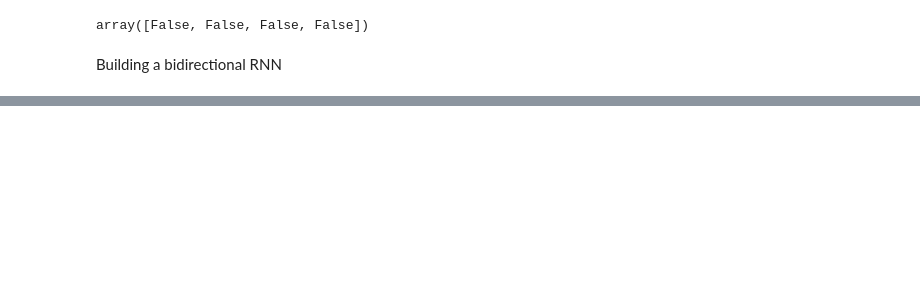
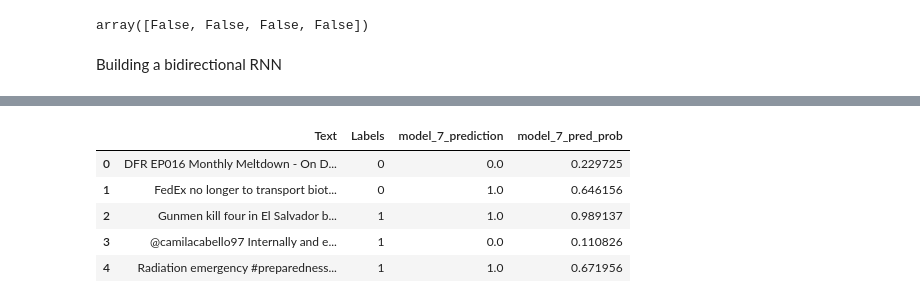
Before and after one commit to Phavour-EBEN/Personal-Deep-Learning-Lessons, a Jupyter notebook: 005_NN_NLP/Intro_to_NLP.ipynb, the cells around one changed output, grey strips where cells are left out. Drawn from its saved outputs; the diff is of its cells as text; code cells hidden in the pictures; blank space fills up the shorter version.

```diff
--- a/005_NN_NLP/Intro_to_NLP.ipynb
+++ b/005_NN_NLP/Intro_to_NLP.ipynb
@@ -689,0 +836,9 @@ calculate_accuracy(val_labels, model_5_pred)
+# %%
+model_7 = tf.keras.Sequential([
+    sentence_encoder_layer,
+    layers.Dense(64, activation='relu'),
+    layers.Dense(1, activation='sigmoid')
+],name  = 'model_7')
+
+
+model_7.summary()
@@ -689,0 +861,14 @@ calculate_accuracy(val_labels, model_5_pred)
+# %%
+model_7.compile(
+    loss = 'binary_crossentropy',
+    optimizer = 'adam',
+    metrics = ['accuracy']
+)
+# %%
+history_7 = model_7.fit(
+    train_sentences,
+    train_labels,
+    epochs = 5,
+    validation_data = (val_sentences, val_labels),
+    callbacks = [create_tensorboard_callback(logs_dir, experiment_name ='model_7')]
+)
@@ -689,0 +887,4 @@ calculate_accuracy(val_labels, model_5_pred)
+# %%
+model_7_pred_prop = model_7.predict(val_sentences)
+model_7_pred = tf.squeeze(tf.round(model_7_pred_prop))
+model_7_pred[:10]
@@ -689,0 +1021,18 @@ calculate_accuracy(val_labels, model_5_pred)
+# %%
+# finding the most wrong prediction
+
+results_check = pd.DataFrame({
+    'Text' :val_sentences,
+    'Labels' : val_labels,
+    'model_7_prediction' : model_7_pred,
+    'model_7_pred_prob' : tf.squeeze(model_7_pred_prop).numpy()
+})
+
+results_check.head()
+# %% [output]
+|  | Text | Labels | model_7_prediction | model_7_pred_prob |
+| 0 | DFR EP016 Monthly Meltdown - On D... | 0 | 0.0 | 0.229725 |
+| 1 | FedEx no longer to transport biot... | 0 | 1.0 | 0.646156 |
+| 2 | Gunmen kill four in El Salvador b... | 1 | 1.0 | 0.989137 |
+| 3 | @camilacabello97 Internally and e... | 1 | 0.0 | 0.110826 |
+| 4 | Radiation emergency #preparedness... | 1 | 1.0 | 0.671956 |
```
Also changed, not shown: parts of 81 cells of this notebook, 3 other files.
